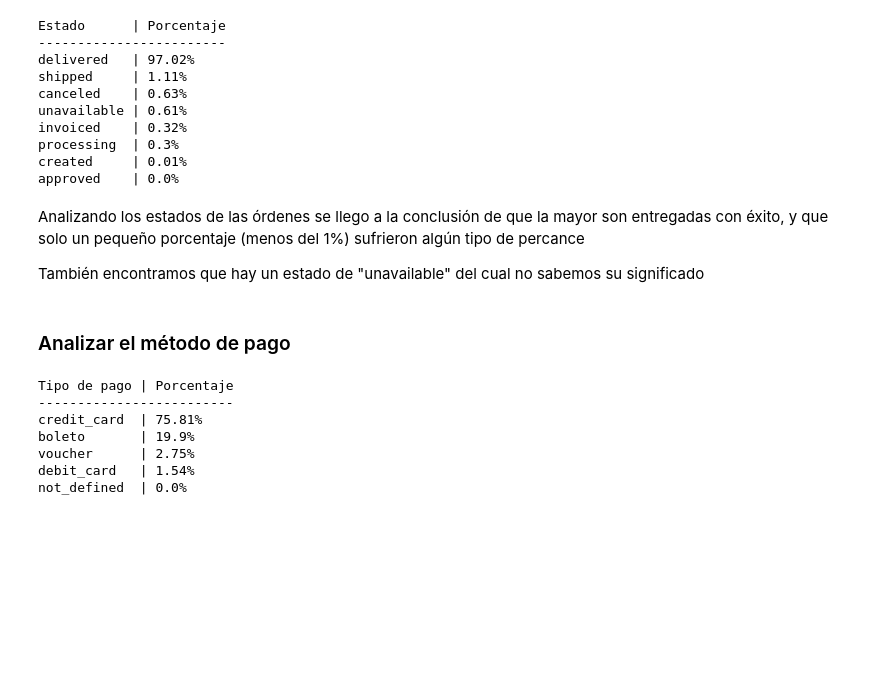
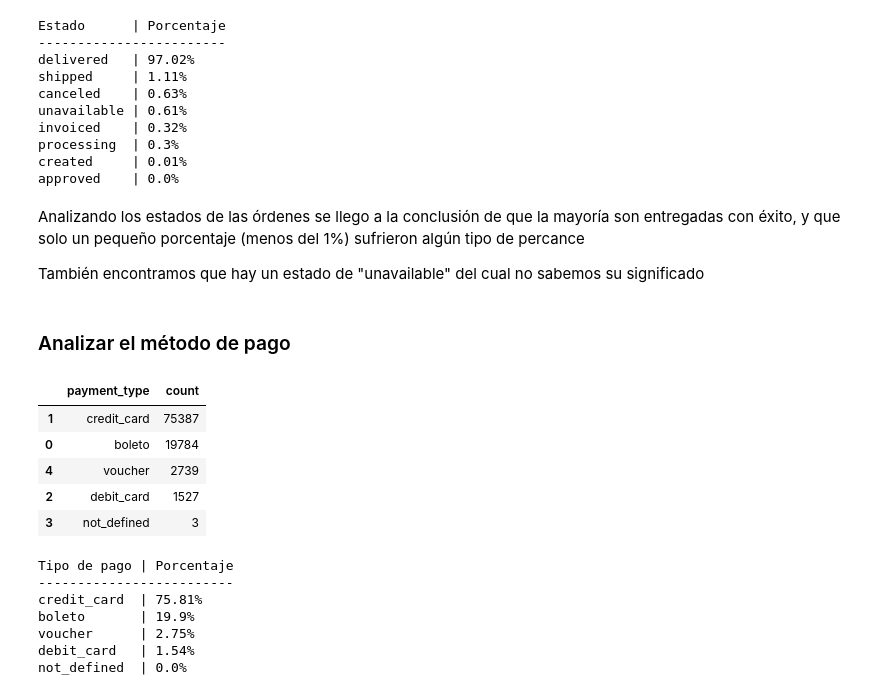
Before and after one commit to JoseEmmanuelGC/BEDU-Santander-Etapa-2, a Jupyter notebook: Modulo 2 - Procesamiento de datos con Python/Proyecto.ipynb, the cells around one changed output. Saved outputs shown, nothing was run; the diff lists cells and outputs as text; code cells hidden in the pictures; blank space fills up the shorter version.

```diff
--- a/Modulo 2 - Procesamiento de datos con Python/Proyecto.ipynb
+++ b/Modulo 2 - Procesamiento de datos con Python/Proyecto.ipynb
@@ -351,13 +351,21 @@ processing  | 0.3%
 created     | 0.01%
 approved    | 0.0%
 # %% [markdown]
-Analizando los estados de las órdenes se llego a la conclusión de que la mayor son entregadas con éxito, y que solo un pequeño porcentaje (menos del 1%) sufrieron algún tipo de percance
+Analizando los estados de las órdenes se llego a la conclusión de que la mayoría son entregadas con éxito, y que solo un pequeño porcentaje (menos del 1%) sufrieron algún tipo de percance
 
 También encontramos que hay un estado de "unavailable" del cual no sabemos su significado
 # %% [markdown]
 ### Analizar el método de pago
 # %%
 order_payment_type_count = df_orders_complete.groupby(["payment_type"]).size().reset_index(name='count').sort_values(by="count", ascending=False)
+order_payment_type_count
+# %% [output]
+|  | payment_type | count |
+| 1 | credit_card | 75387 |
+| 0 | boleto | 19784 |
+| 4 | voucher | 2739 |
+| 2 | debit_card | 1527 |
+| 3 | not_defined | 3 |
 # %%
 percentages = get_percentage(order_payment_type_count["count"], order_payment_type_count["count"].sum())
 
```
Also changed, not shown: parts of 3 cells of this notebook.
